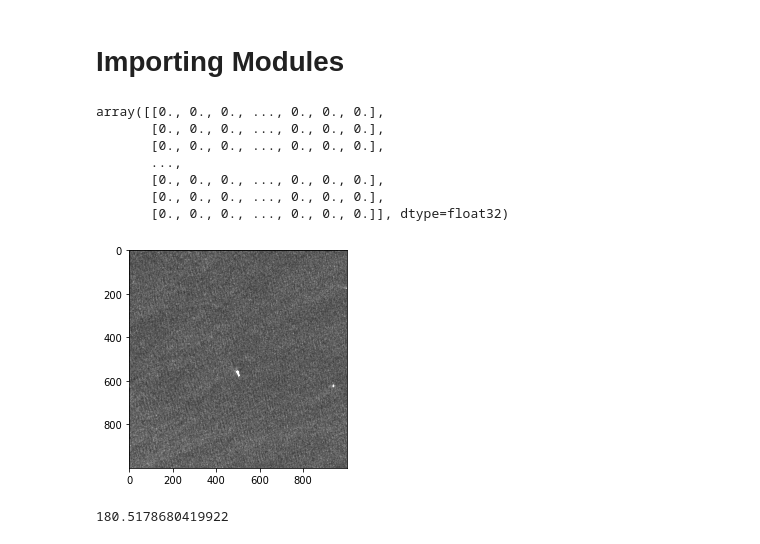
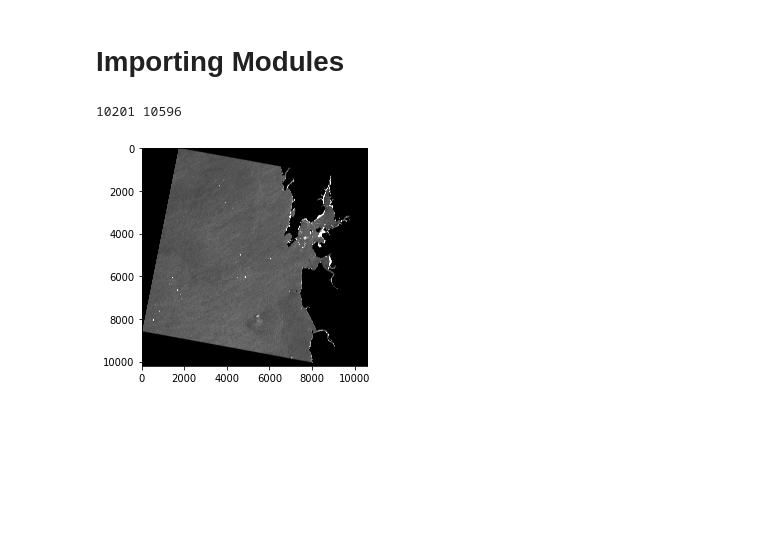
Before and after one commit to harshal306/ShipDetectionBCFAR_SARImagery, a Jupyter notebook: AdaptiveThresholdAlgo/PCATest.ipynb, the cells around one changed output. Cells and saved outputs as stored; diff of their text form; code cells hidden in the pictures; blank space fills up the shorter version.

```diff
--- a/AdaptiveThresholdAlgo/PCATest.ipynb
+++ b/AdaptiveThresholdAlgo/PCATest.ipynb
@@ -8,16 +8,6 @@ from IPython.display import display
 import math
 from osgeo import gdal,gdal_array
 from sklearn.decomposition import PCA
+
+
+DATA_PATH = 'Dataset_963A/'
-# %%
-# Importing Product and getting data from the band
-pr_d = gdal.Open('Dataset_963A/LandMasked_Amplitude_VV.tif')
-product = gdal_array.LoadFile('Dataset_963A/LandMasked_Amplitude_VV.tif')
-product
-# %% [output]
-array([[0., 0., 0., ..., 0., 0., 0.],
-       [0., 0., 0., ..., 0., 0., 0.],
-       [0., 0., 0., ..., 0., 0., 0.],
-       ...,
-       [0., 0., 0., ..., 0., 0., 0.],
-       [0., 0., 0., ..., 0., 0., 0.],
-       [0., 0., 0., ..., 0., 0., 0.]], dtype=float32)
@@ -31,16 +82,9 @@ def save_img2Geotiff(img,filename):
 # %%
 #Computing rows and columns
-band_data_arr = np.array(product)
+band_data_arr = readGeoTiff(DATA_PATH+'LandMasked_Amplitude_VV.tif')
 rows,col = band_data_arr.shape
+print(rows,col)
+visualizeImg(band_data_arr)
+# %% [output]
+10201 10596
+[figure, added]
-# %%
-#Comuting subset of the image for demo processing
-subset_min_size = 5000
-subset_max_size = 6000
-size = subset_max_size - subset_min_size
-subset_data = band_data_arr[subset_min_size:subset_max_size,subset_min_size:subset_max_size]
-subset_data = np.array(subset_data)
-plt.imshow(subset_data,cmap='gray',vmin=0,vmax=255)
-plt.imsave('Input_Image.tiff',subset_data,cmap='gray')
-#print(subset_data.shape)
-# %% [output]
-[figure, removed]
@@ -53,7 +90,0 @@ for_s_pca = s_pca.fit_transform(subset_data)
-# %%
-max_v = for_s_pca[:,0]
-min_v = for_s_pca[:,(components-1)]
-threshold = (max_v.std() + min_v.std())/2
-print(threshold)
-# %% [output]
-180.5178680419922
```
Also changed, not shown: parts of 12 cells of this notebook, 5 other files.
